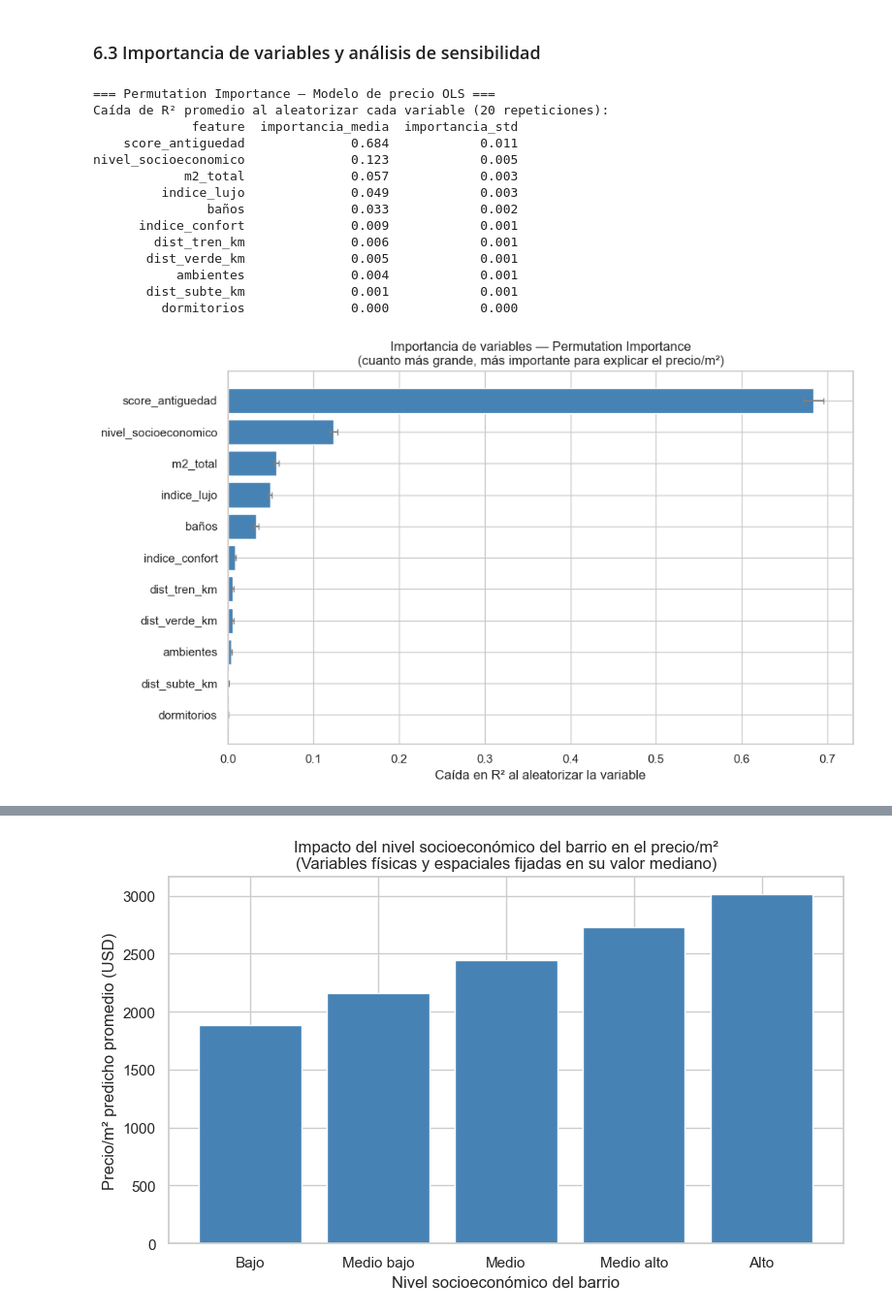
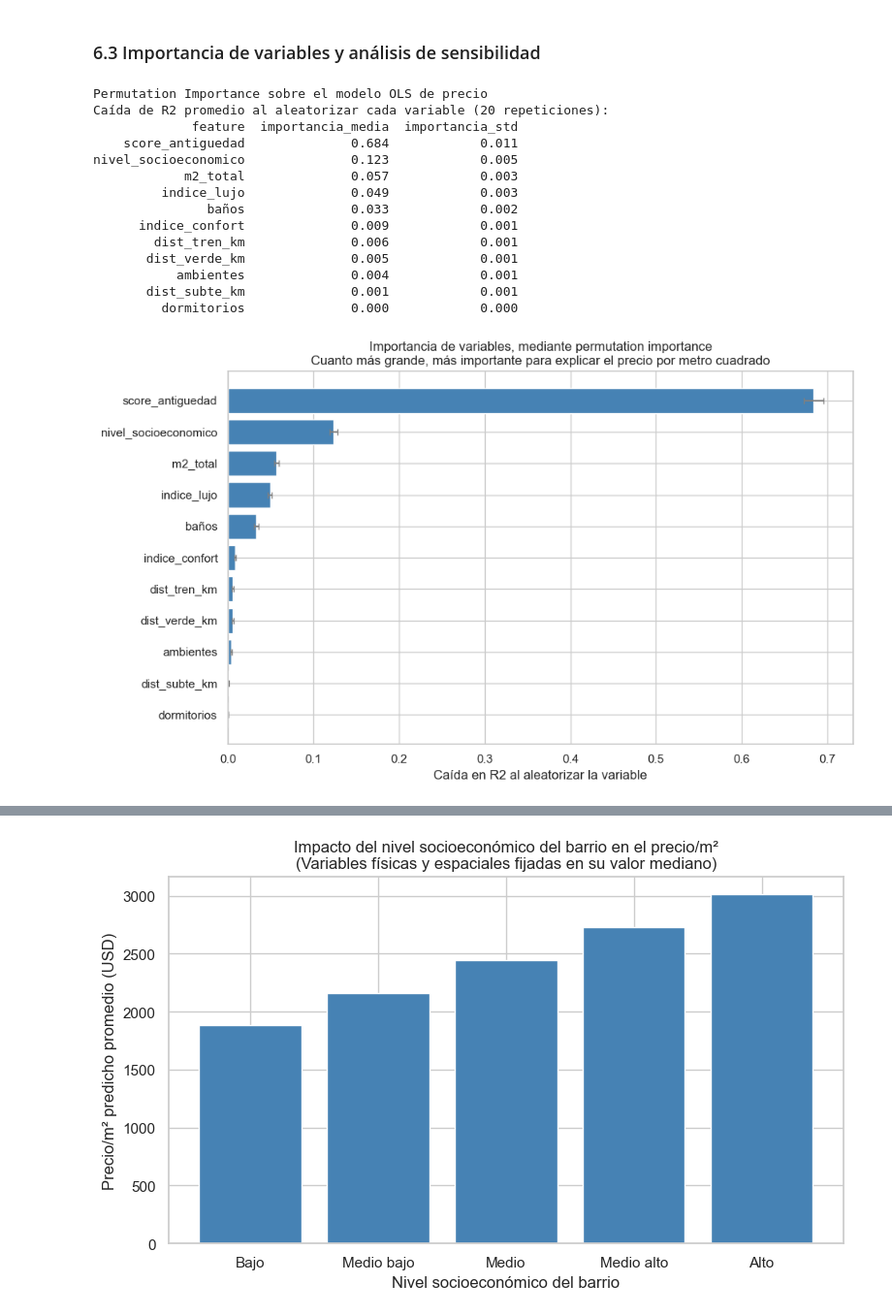
Before and after one commit to clararodriguezacevedo/descriptiva-real-estate, a Jupyter notebook: notebooks/TP3_Grupo_1.ipynb, the cells around one changed output, grey strips where cells are left out. Shown at 97% size. Cells and saved outputs as stored; diff of their text form; code cells hidden in the pictures.

```diff
--- a/notebooks/TP3_Grupo_1.ipynb
+++ b/notebooks/TP3_Grupo_1.ipynb
@@ -578,7 +632,7 @@ NIVEL_SOCIOECONOMICO = {
     'Constitucion': 3, 'Balvanera': 3, 'Monserrat': 3, 'San Nicolas': 3,
     'Retiro': 3, 'Parque Chacabuco': 3, 'Parque Chas': 3,
     'Villa Del Parque': 3, 'Villa Gral. Mitre': 3, 'Villa Santa Rita': 3,
-    'Villa Real': 3, 'Agronomia': 3, 'La Paternal': 3,
+    'Villa Real': 3, 'Agronomia': 3, 'Paternal': 3,
     # Medio bajo
     'Liniers': 2, 'Mataderos': 2, 'Velez Sarsfield': 2, 'Versalles': 2,
     'Monte Castro': 2, 'Parque Avellaneda': 2, 'Parque Patricios': 2,
@@ -1431,7 +1490,9 @@ Por ende, decidimos seleccionar cuatro clusters ya que dos métodos lo avalan so
 K_FINAL = 4
 print(f'Cantidad final de clusters: {K_FINAL}')
 
-km_final = KMeans(n_clusters=K_FINAL, random_state=SEED, n_init='auto')
+# Reseteamos la semilla antes del ajuste final para que el resultado sea reproducible
+np.random.seed(SEED)
+km_final = KMeans(n_clusters=K_FINAL, random_state=SEED, n_init=10)
 df_clust_base['cluster'] = km_final.fit_predict(X_clust)
 
 # Mapeamos el cluster al dataframe principal
@@ -2471,8 +2421,8 @@ plt.show()
 # %% [markdown]
 ### 6.3 Importancia de variables y análisis de sensibilidad
 # %%
-# Permutation Importance
-# Mide cuánto cae el R² si aleatorizamos cada variable por separado.
+# Permutation Importance.
+# Mide cuánto cae el R2 si aleatorizamos cada variable por separado.
 # Es más confiable que leer los coeficientes directamente.
 
 result_pi = permutation_importance(
@@ -2486,8 +2436,8 @@ importancias_pi = pd.DataFrame({
     'importancia_std':   result_pi.importances_std,
 }).sort_values('importancia_media', ascending=False).reset_index(drop=True)
 
-print('=== Permutation Importance — Modelo de precio OLS ===')
-print('Caída de R² promedio al aleatorizar cada variable (20 repeticiones):')
+print('Permutation Importance sobre el modelo OLS de precio')
+print('Caída de R2 promedio al aleatorizar cada variable (20 repeticiones):')
 print(importancias_pi.round(4).to_string(index=False))
 
 fig, ax = plt.subplots(figsize=(10, 6))
@@ -2497,16 +2447,14 @@ ax.barh(
     xerr=importancias_pi['importancia_std'][::-1],
     color='steelblue', edgecolor='white', ecolor='gray', capsize=3
 )
-ax.set_xlabel('Caída en R² al aleatorizar la variable')
-ax.set_title('Importancia de variables — Permutation Importance\n'
-             '(cuanto más grande, más importante para explicar el precio/m²)')
+ax.set_xlabel('Caída en R2 al aleatorizar la variable')
+ax.set_title('Importancia de variables, mediante permutation importance\nCuanto más grande, más importante para explicar el precio por metro cuadrado')
 plt.tight_layout()
 plt.show()
 
-# Análisis de sensibilidad por variable continua
-# Para cada feature numérica, mostramos cómo cambia el precio predicho
-# al recorrer su rango de P5 a P95 (manteniendo el resto fijo en su mediana)
-
+# Análisis de sensibilidad por variable continua.
+# Para cada feature, mostramos cómo cambia el precio predicho al recorrer
+# su rango entre el percentil 5 y el 95, manteniendo el resto fijo en su mediana.
 fig, axes = plt.subplots(
     nrows=(len(features_ok) + 1) // 2, ncols=2,
     figsize=(14, 4 * ((len(features_ok) + 1) // 2))
@@ -2523,37 +2471,36 @@ for i, feat in enumerate(features_ok):
     )
     predicciones = []
     for val in rango:
         X_tmp = pd.DataFrame([medianas_ref] * 50, columns=features_ok)
         X_tmp[feat] = val
         predicciones.append(pipe_ols.predict(X_tmp).mean())
 
     axes[i].plot(rango, predicciones, color='steelblue', linewidth=2)
     axes[i].fill_between(rango, predicciones, alpha=0.1, color='steelblue')
     axes[i].set_xlabel(feat, fontsize=9)
-    axes[i].set_ylabel('Precio/m² predicho (USD)', fontsize=9)
+    axes[i].set_ylabel('Precio por metro cuadrado predicho (USD)', fontsize=9)
     axes[i].set_title(f'Sensibilidad: {feat}', fontsize=10)
 
-# Ocultamos los subplots vacíos si el número de features es impar
+# Ocultamos los subplots vacíos si la cantidad de features es impar
 for j in range(len(features_ok), len(axes)):
     axes[j].set_visible(False)
 
-plt.suptitle('Análisis de sensibilidad — ¿Cómo afecta cada variable al precio/m²?\n'
-             '(El resto de variables fijadas en su mediana)', fontsize=12, y=1.01)
+plt.suptitle('Análisis de sensibilidad: cómo afecta cada variable al precio por metro cuadrado\nEl resto de las variables se mantienen en su mediana', fontsize=12, y=1.01)
 plt.tight_layout()
 plt.show()
 # %% [output]
-=== Permutation Importance — Modelo de precio OLS ===
-Caída de R² promedio al aleatorizar cada variable (20 repeticiones):
+Permutation Importance sobre el modelo OLS de precio
+Caída de R2 promedio al aleatorizar cada variable (20 repeticiones):
              feature  importancia_media  importancia_std
     score_antiguedad              0.684            0.011
 nivel_socioeconomico              0.123            0.005
             m2_total              0.057            0.003
          indice_lujo              0.049            0.003
                baños              0.033            0.002
       indice_confort              0.009            0.001
         dist_tren_km              0.006            0.001
        dist_verde_km              0.005            0.001
            ambientes              0.004            0.001
        dist_subte_km              0.001            0.001
          dormitorios              0.000            0.000
-[figure, old version]
+[figure, new version]
```
Also changed, not shown: parts of 45 cells of this notebook, 8 other files.
